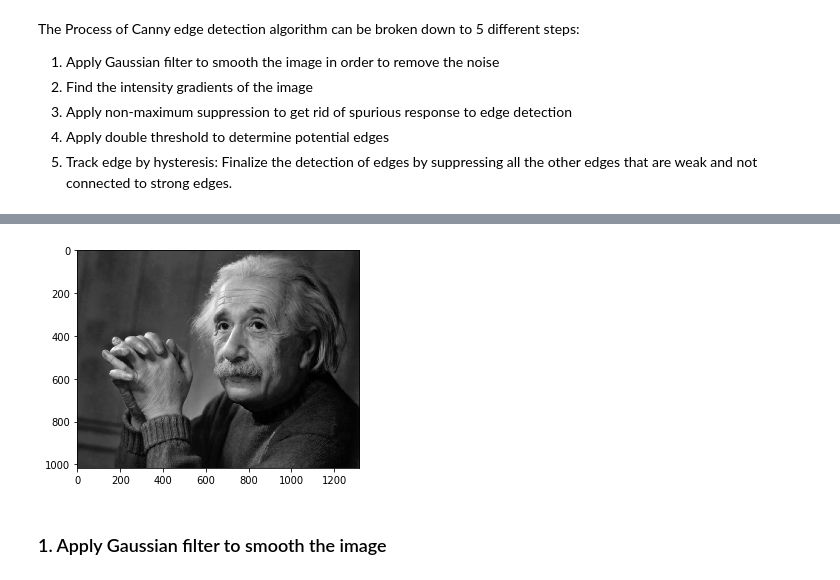
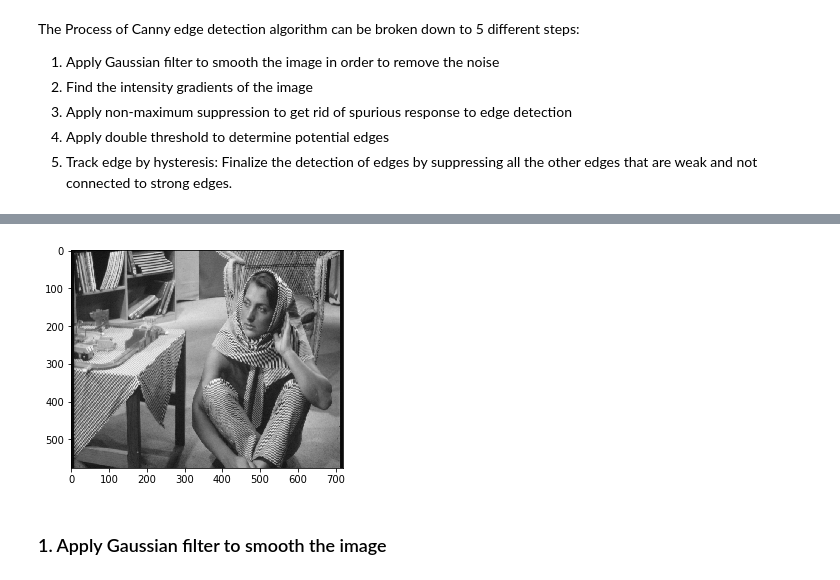
Before and after one commit to kaustav-dutta/canny-edge-detection, a Jupyter notebook: Canny Edge Detection.ipynb, the cells around one changed output, grey strips where cells are left out. Drawn from its saved outputs; the diff is of its cells as text; code cells hidden in the pictures.

```diff
--- a/Canny Edge Detection.ipynb
+++ b/Canny Edge Detection.ipynb
@@ -16,6 +17,6 @@ import matplotlib.pyplot as plt
 # %%
 # Load image into variable and display it
 
-eins = ndimage.imread("/Users/souvikdutta/Desktop/Canny-Edge-Detector-master/Test.png");
+eins = mpimg.imread(r"\Users\Kaustav Dutta\Desktop\Test.png");
 plt.imshow(eins)
 # %% [output]
@@ -31,10 +29,10 @@ eins.shape #shape x ncols
 # %%
 # Convert color image to grayscale to help extraction of edges
 
-eins_gray = np.dot(eins, [1,1,1,1])
+eins_gray = np.dot(eins, [1,1,1])
 plt.imshow(eins_gray ,cmap = plt.get_cmap('gray'));
 # %% [output]
-[figure, old version]
+[figure, new version]
 # %% [markdown]
 ### 1. Apply Gaussian filter to smooth the image
 # %% [markdown]
```
Also changed, not shown: parts of 15 cells of this notebook, 1 other file.
